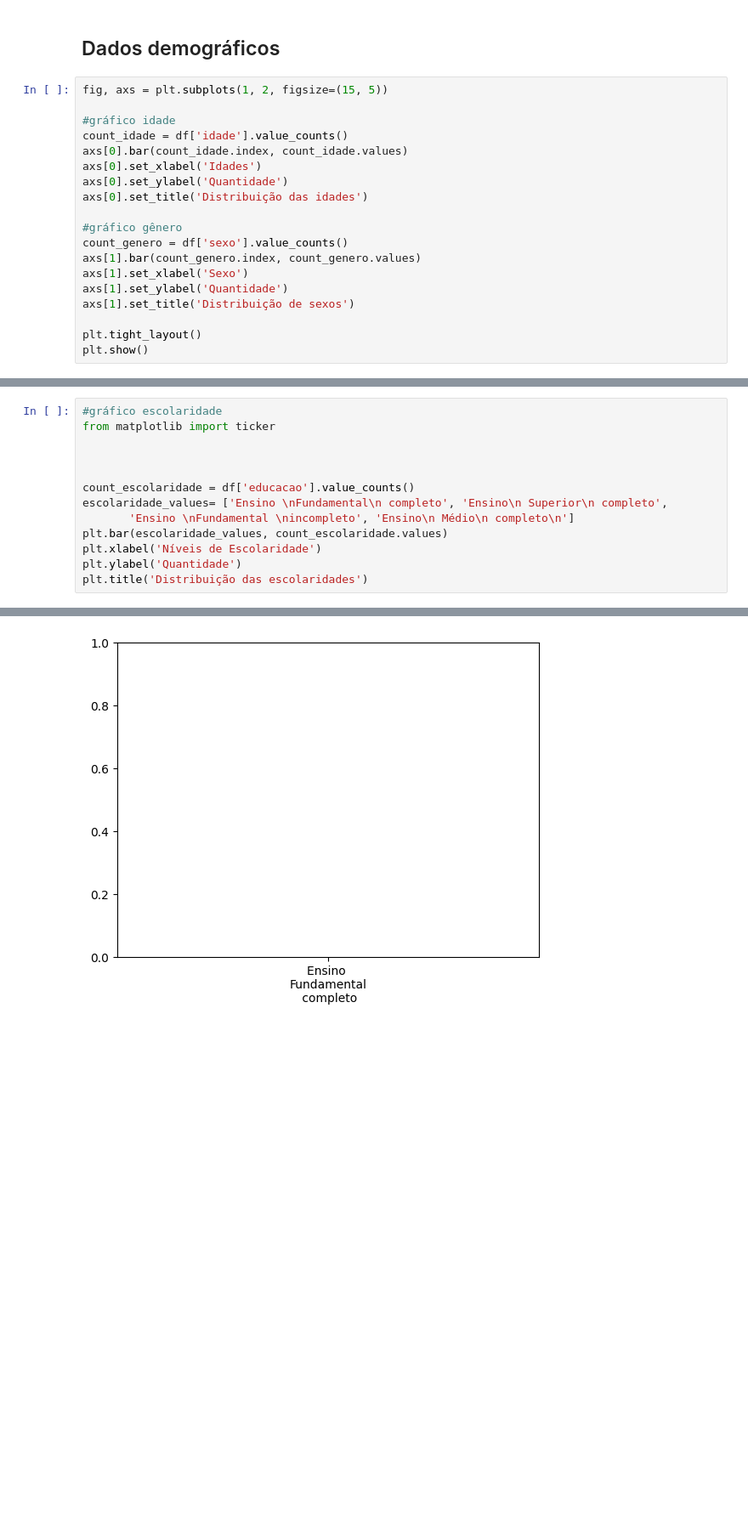
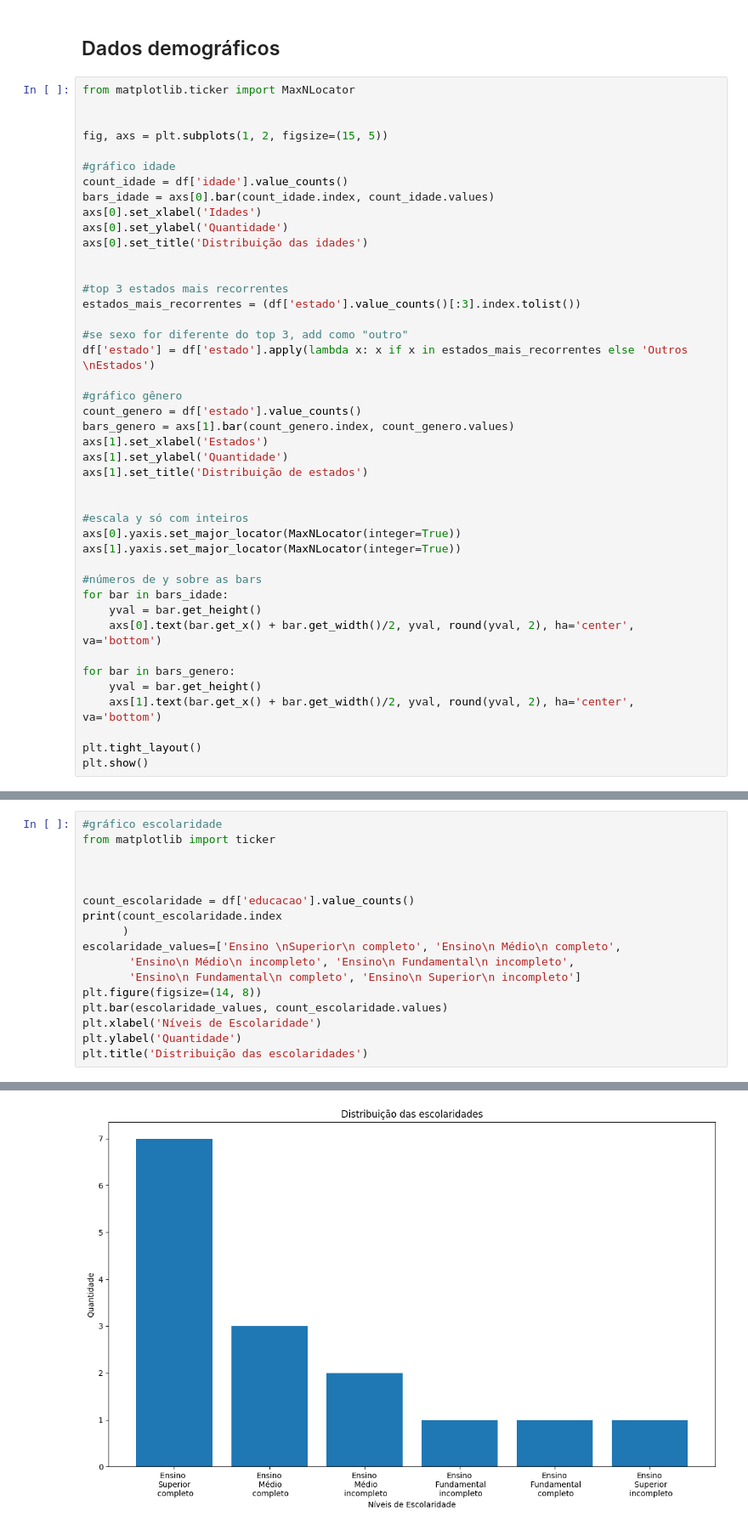
Before and after one commit to Briqz23/psychiatric-report-generator, a Jupyter notebook: src/domain/application/admin_chart.ipynb, the cells around one changed output, grey strips where cells are left out. Shown at 85% size. Saved outputs shown, nothing was run; the diff lists cells and outputs as text; blank space fills up the shorter version.

```diff
--- a/src/domain/application/admin_chart.ipynb
+++ b/src/domain/application/admin_chart.ipynb
@@ -32,21 +44,45 @@ df.head()
 # %% [markdown]
 ## Dados demográficos
 # %%
+from matplotlib.ticker import MaxNLocator
+
+
 fig, axs = plt.subplots(1, 2, figsize=(15, 5))
 
 #gráfico idade
 count_idade = df['idade'].value_counts()
-axs[0].bar(count_idade.index, count_idade.values)
+bars_idade = axs[0].bar(count_idade.index, count_idade.values)
 axs[0].set_xlabel('Idades')
 axs[0].set_ylabel('Quantidade')
 axs[0].set_title('Distribuição das idades')
 
+
+#top 3 estados mais recorrentes
+estados_mais_recorrentes = (df['estado'].value_counts()[:3].index.tolist())
+
+#se sexo for diferente do top 3, add como "outro"
+df['estado'] = df['estado'].apply(lambda x: x if x in estados_mais_recorrentes else 'Outros \nEstados')
+
 #gráfico gênero
-count_genero = df['sexo'].value_counts()
-axs[1].bar(count_genero.index, count_genero.values)
-axs[1].set_xlabel('Sexo')
+count_genero = df['estado'].value_counts()
+bars_genero = axs[1].bar(count_genero.index, count_genero.values)
+axs[1].set_xlabel('Estados')
 axs[1].set_ylabel('Quantidade')
-axs[1].set_title('Distribuição de sexos')
+axs[1].set_title('Distribuição de estados')
+
+
+#escala y só com inteiros
+axs[0].yaxis.set_major_locator(MaxNLocator(integer=True))
+axs[1].yaxis.set_major_locator(MaxNLocator(integer=True))
+
+#números de y sobre as bars
+for bar in bars_idade:
+    yval = bar.get_height()
+    axs[0].text(bar.get_x() + bar.get_width()/2, yval, round(yval, 2), ha='center', va='bottom')
+
+for bar in bars_genero:
+    yval = bar.get_height()
+    axs[1].text(bar.get_x() + bar.get_width()/2, yval, round(yval, 2), ha='center', va='bottom')
 
 plt.tight_layout()
 plt.show()
@@ -59,8 +95,12 @@ from matplotlib import ticker
 
 
 count_escolaridade = df['educacao'].value_counts()
-escolaridade_values= ['Ensino \nFundamental\n completo', 'Ensino\n Superior\n completo',
-       'Ensino \nFundamental \nincompleto', 'Ensino\n Médio\n completo\n']
+print(count_escolaridade.index
+      )
+escolaridade_values=['Ensino \nSuperior\n completo', 'Ensino\n Médio\n completo',
+       'Ensino\n Médio\n incompleto', 'Ensino\n Fundamental\n incompleto',
+       'Ensino\n Fundamental\n completo', 'Ensino\n Superior\n incompleto']
+plt.figure(figsize=(14, 8))
 plt.bar(escolaridade_values, count_escolaridade.values)
 plt.xlabel('Níveis de Escolaridade')
 plt.ylabel('Quantidade')
@@ -70,4 +114,4 @@ ValueError: shape mismatch: objects cannot be broadcast to a single shape.  Mism
-[figure, old version]
+[figure, new version]
 # %%
 fig, axs = plt.subplots(1, 2, figsize=(15, 5))
 
```
Also changed, not shown: parts of 4 cells of this notebook, 24 other files.
